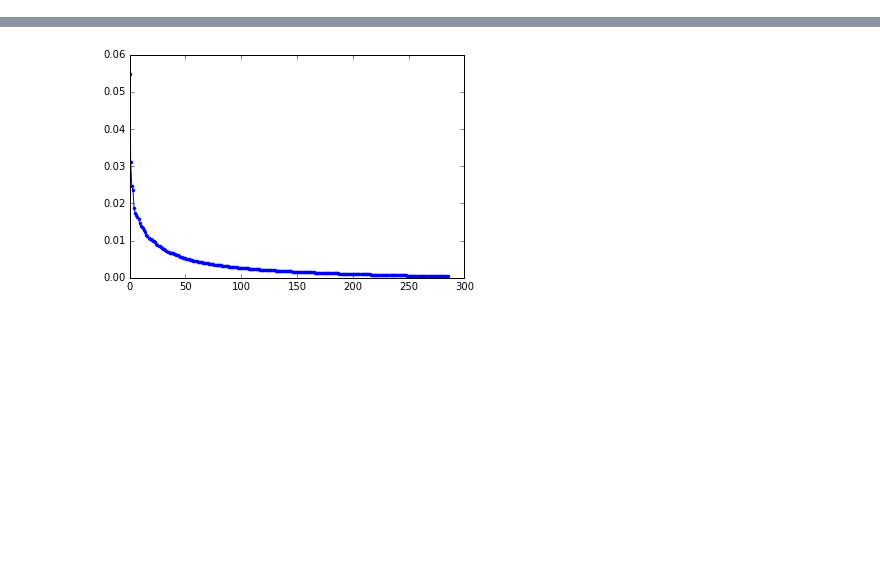
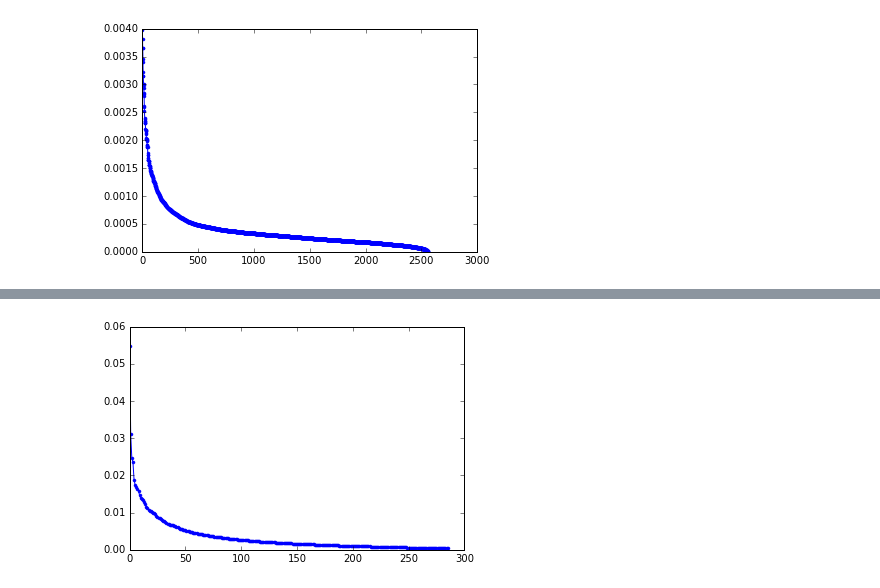
Before and after one commit to PrincetonUniversity/vox-music-classification, a Jupyter notebook: notebooks/fv-msvm.ipynb, the cells around one changed output, grey strips where cells are left out. Saved outputs shown, nothing was run; the diff lists cells and outputs as text; code cells hidden in the pictures; blank space fills up the shorter version.

```diff
--- a/notebooks/fv-msvm.ipynb
+++ b/notebooks/fv-msvm.ipynb
@@ -62,0 +123,9 @@ Default SVM perf orig 0.62 riff 0.62
+# %%
+rf = RandomForestClassifier(n_estimators=200, max_depth=10)
+rf.fit(X, Y) # can't technically do whole, integrate this with CV
+p = [x[0] for x in sorted(list(enumerate(rf.feature_importances_)), key=lambda tup:tup[1])]
+p.reverse()
+plt.plot(rf.feature_importances_[p], '.-')
+plt.show()
+# %% [output]
+[figure, added]
```
Also changed, not shown: parts of 17 cells of this notebook.
